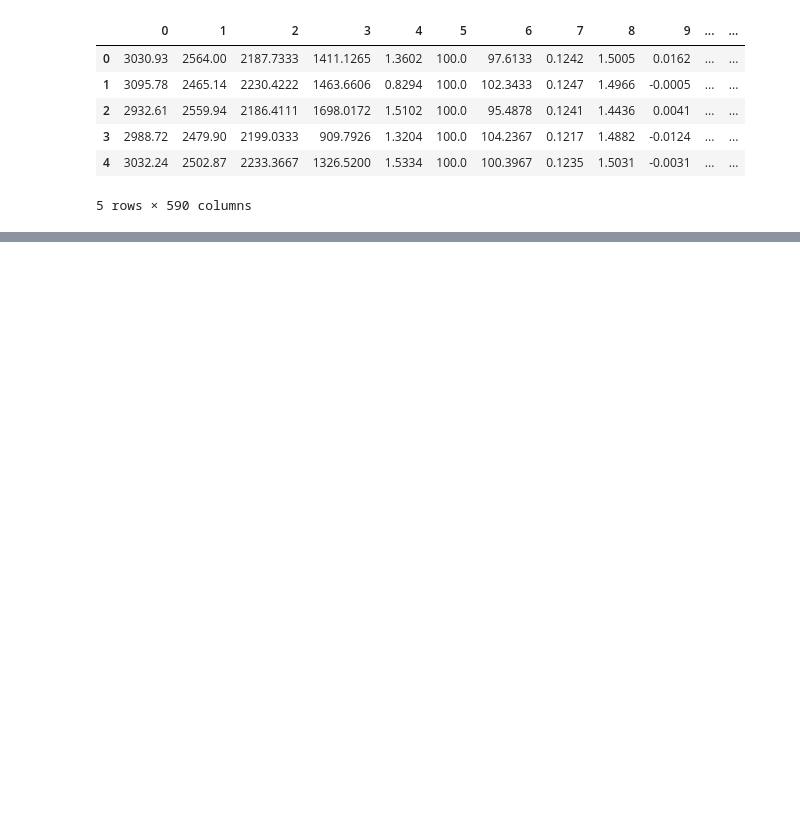
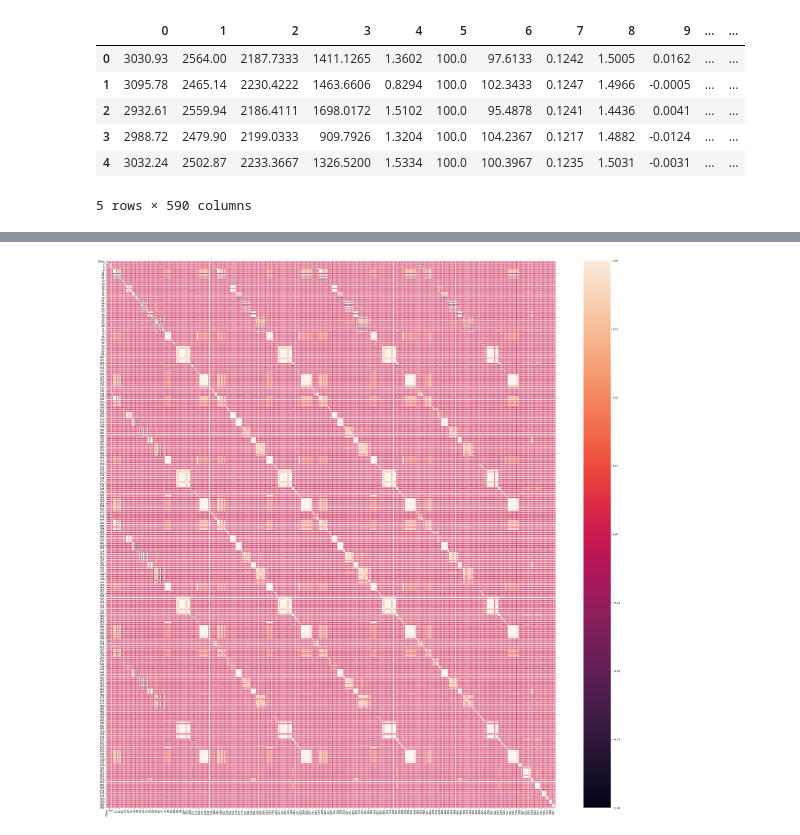
Before and after one commit to haynaou/DS-Certificate-UW, a Jupyter notebook: Course 3 Machine Learning Techniques/Milestone/M01-Houda-Aynaou.ipynb, the cells around one changed output, grey strips where cells are left out. Drawn from its saved outputs; the diff is of its cells as text; code cells hidden in the pictures; blank space fills up the shorter version.

```diff
--- a/Course 3 Machine Learning Techniques/Milestone/M01-Houda-Aynaou.ipynb
+++ b/Course 3 Machine Learning Techniques/Milestone/M01-Houda-Aynaou.ipynb
@@ -46,0 +162,7 @@ ParserError: Error tokenizing data. C error: Expected 1 fields in line 49, saw 2
+# %%
+# Correlation heatmap:
+fig, ax = plt.subplots(figsize=(40,40))
+sns.heatmap(df.corr(), linewidths=.05, ax = ax);
+plt.show()
+# %% [output]
+[figure, added]
```
Also changed, not shown: parts of 45 cells of this notebook, 1 other file.
